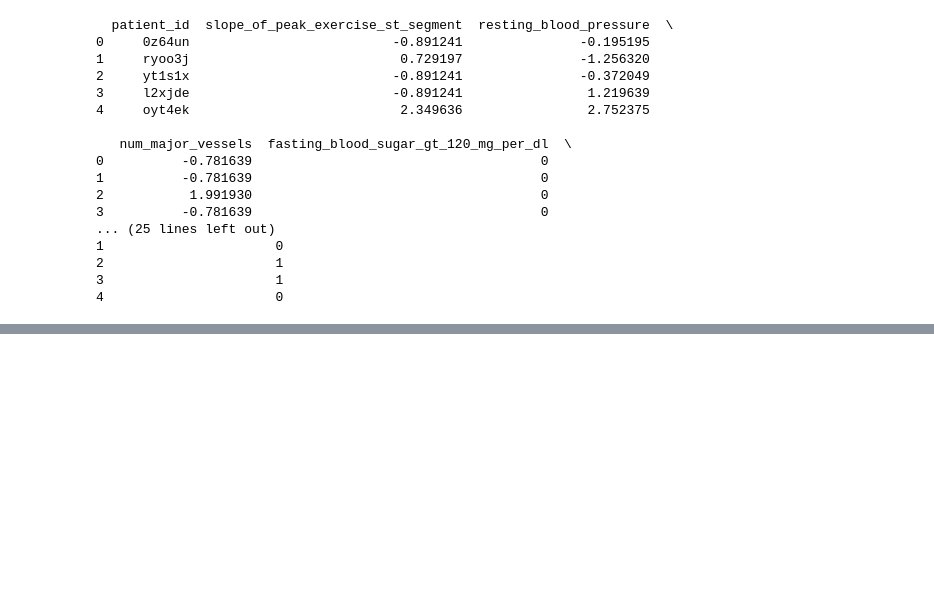
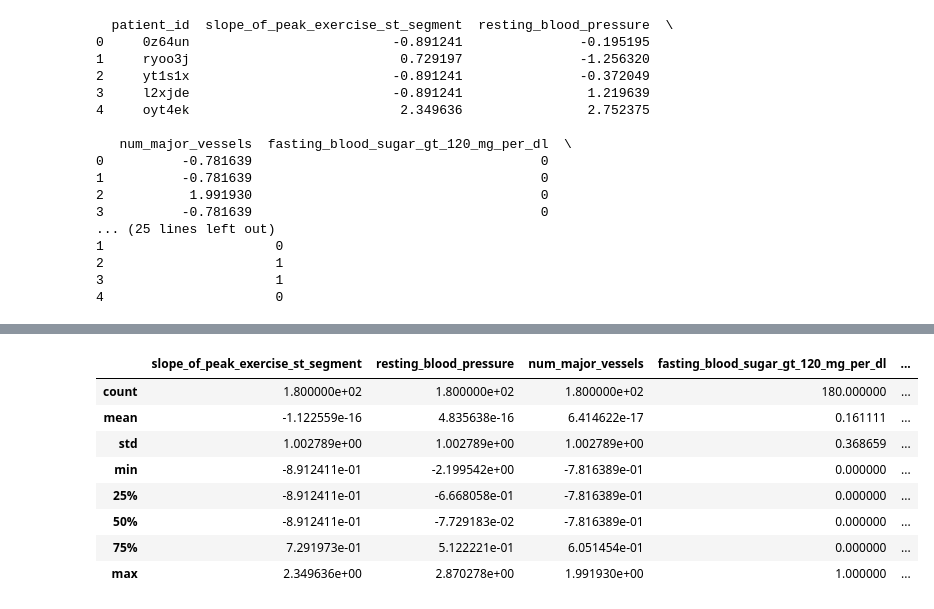
Before and after one commit to isahaq777/My_Projects, a Jupyter notebook: Data_Science_Projects/Heart_Disease_Predication/Heart_disease_Predication.ipynb, the cells around one changed output, grey strips where cells are left out. Cells and saved outputs as stored; diff of their text form; code cells hidden in the pictures; blank space fills up the shorter version.

```diff
--- a/Data_Science_Projects/Heart_Disease_Predication/Heart_disease_Predication.ipynb
+++ b/Data_Science_Projects/Heart_Disease_Predication/Heart_disease_Predication.ipynb
@@ -752,0 +672,12 @@ ROC AUC Score: 0.8759398496240602
+# %%
+df.describe()
+# %% [output]
+|  | slope_of_peak_exercise_st_segment | resting_blood_pressure | num_major_vessels | fasting_blood_sugar_gt_120_mg_per_dl | ... |
+| count | 1.800000e+02 | 1.800000e+02 | 1.800000e+02 | 180.000000 | ... |
+| mean | -1.122559e-16 | 4.835638e-16 | 6.414622e-17 | 0.161111 | ... |
+| std | 1.002789e+00 | 1.002789e+00 | 1.002789e+00 | 0.368659 | ... |
+| min | -8.912411e-01 | -2.199542e+00 | -7.816389e-01 | 0.000000 | ... |
+| 25% | -8.912411e-01 | -6.668058e-01 | -7.816389e-01 | 0.000000 | ... |
+| 50% | -8.912411e-01 | -7.729183e-02 | -7.816389e-01 | 0.000000 | ... |
+| 75% | 7.291973e-01 | 5.122221e-01 | 6.051454e-01 | 0.000000 | ... |
+| max | 2.349636e+00 | 2.870278e+00 | 1.991930e+00 | 1.000000 | ... |
```
Also changed, not shown: parts of 15 cells of this notebook, 1 other file.
